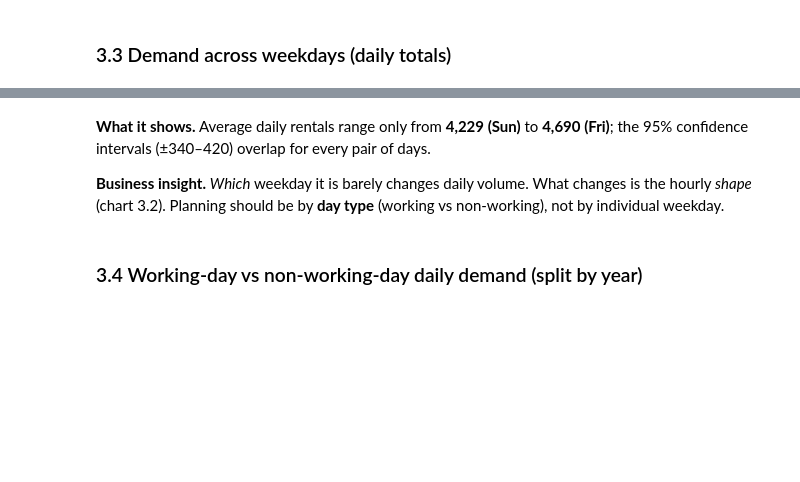
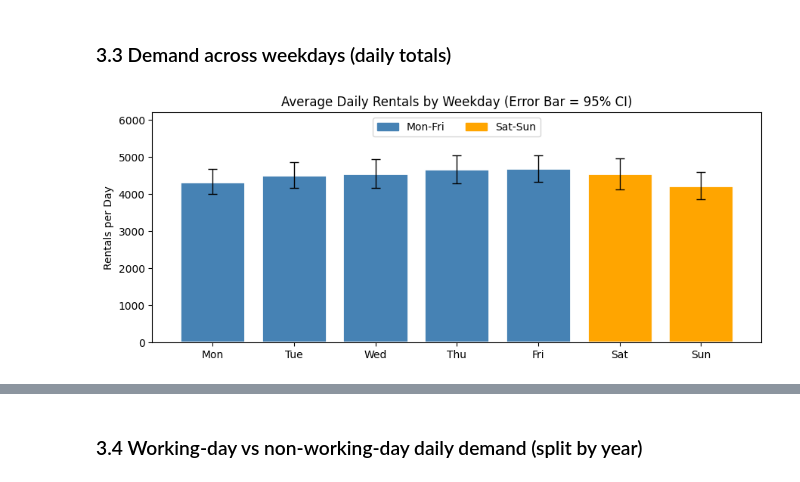
Before and after one commit to risitasutar/Bike-Demand-Intelligence, a Jupyter notebook: 02_phase2_analysis.ipynb, the cells around one changed output, grey strips where cells are left out. Cells and saved outputs as stored; diff of their text form; code cells hidden in the pictures; blank space fills up the shorter version.

```diff
--- a/02_phase2_analysis.ipynb
+++ b/02_phase2_analysis.ipynb
@@ -457,19 +553,74 @@ for dt in DAYTYPE_COLOR:
 # %% [markdown]
 ### 3.3 Demand across weekdays (daily totals)
 # %%
+import numpy as np
+import matplotlib.pyplot as plt
+from matplotlib.patches import Patch
+
+# Define weekday order
 order = [1, 2, 3, 4, 5, 6, 0]
-names = {0: "Sun", 1: "Mon", 2: "Tue", 3: "Wed", 4: "Thu", 5: "Fri", 6: "Sat"}
-wk = day.groupby("weekday").cnt.agg(["mean", "std", "count"]).loc[order]
+
+# Map weekday numbers to names
+names = {
+    0: "Sun", 1: "Mon", 2: "Tue",
+    3: "Wed", 4: "Thu", 5: "Fri", 6: "Sat"
+}
+
+# Calculate mean, standard deviation and count
+wk = day.groupby("weekday")["cnt"].agg(
+    ["mean", "std", "count"]
+).loc[order]
+
+# Calculate 95% confidence interval
 wk["ci95"] = 1.96 * wk["std"] / np.sqrt(wk["count"])
 
+# Assign colours: weekdays = blue, weekends = orange
+colors = [
+    "steelblue" if d in (1, 2, 3, 4, 5) else "orange"
+    for d in order
+]
+
+# Create bar chart
 fig, ax = plt.subplots(figsize=(9, 3.8))
-colors = [BLUE if d in (1, 2, 3, 4, 5) else ORANGE for d in order]
-ax.bar([names[d] for d in order], wk["mean"], yerr=wk["ci95"], color=colors, edgecolor=SURFACE, linewidth=2,
-       capsize=4, error_kw={"ecolor": INK2, "lw": 1})
-ax.set(title="Average daily rentals by weekday (error bar = 95% CI)", ylabel="rentals per day")
-from matplotlib.patches import Patch
+
+ax.bar(
+    [names[d] for d in order],
+    wk["mean"],
+    yerr=wk["ci95"],
+    color=colors,
+    edgecolor="white",
+    linewidth=2,
+    capsize=4,
+    error_kw={"ecolor": "black", "elinewidth": 1}
+)
+
+# Add labels and title
+ax.set(
+    title="Average Daily Rentals by Weekday (Error Bar = 95% CI)",
+    ylabel="Rentals per Day"
+)
+
 ax.set_ylim(0, 6200)
-ax.legend(handles=[Patch(color=BLUE, label="Mon-Fri"), Patch(color=ORANGE, label="Sat-Sun")], loc="upper center", ncol=2)
-save(fig, "03_weekday")
 
-print(wk.assign(day=[names[d] for d in order]).set_index("day")[["mean", "ci95", "count"]].round(0))
+# Add legend
+ax.legend(
+    handles=[
+        Patch(color="steelblue", label="Mon-Fri"),
+        Patch(color="orange", label="Sat-Sun")
+    ],
+    loc="upper center",
+    ncol=2
+)
+
+plt.tight_layout()
+plt.savefig("03_weekday.png", dpi=300, bbox_inches="tight")
+plt.show()
+
+# Display results
+result = wk.assign(
+    day=[names[d] for d in order]
+).set_index("day")[["mean", "ci95", "count"]]
+
+print(result.round(0))
+# %% [output]
+[figure, added]
@@ -476,7 +636,3 @@ print(wk.assign(day=[names[d] for d in order]).set_index("day")[["mean", "ci95",
-# %% [markdown]
-**What it shows.** Average daily rentals range only from **4,229 (Sun)** to **4,690 (Fri)**; the 95% confidence intervals (±340–420) overlap for every pair of days.
-
-**Business insight.** *Which* weekday it is barely changes daily volume. What changes is the hourly *shape* (chart 3.2). Planning should be by **day type** (working vs non-working), not by individual weekday.
 # %% [markdown]
 ### 3.4 Working-day vs non-working-day daily demand (split by year)
 # %%
```
Also changed, not shown: parts of 45 cells of this notebook, 2 other files.
